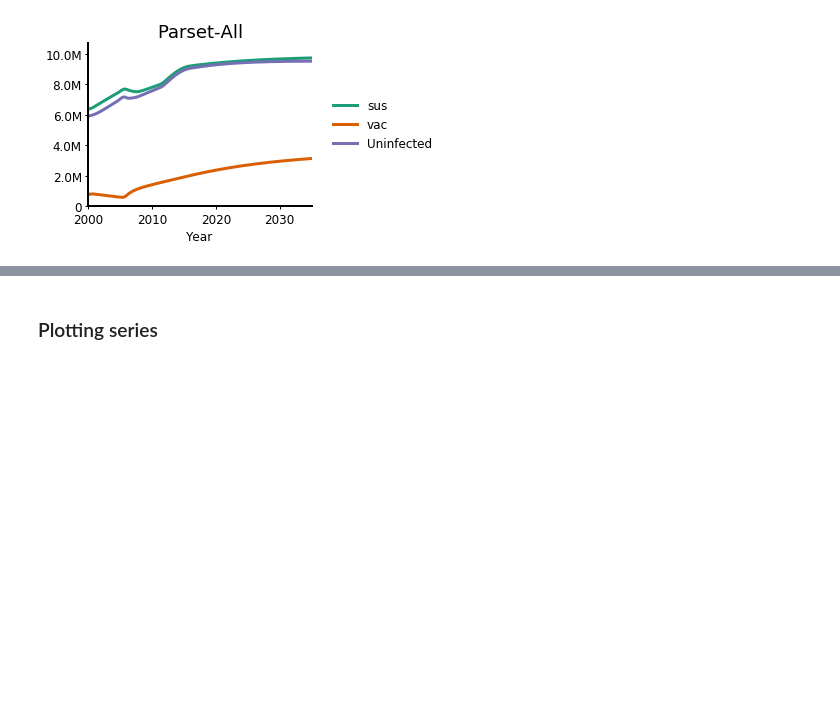
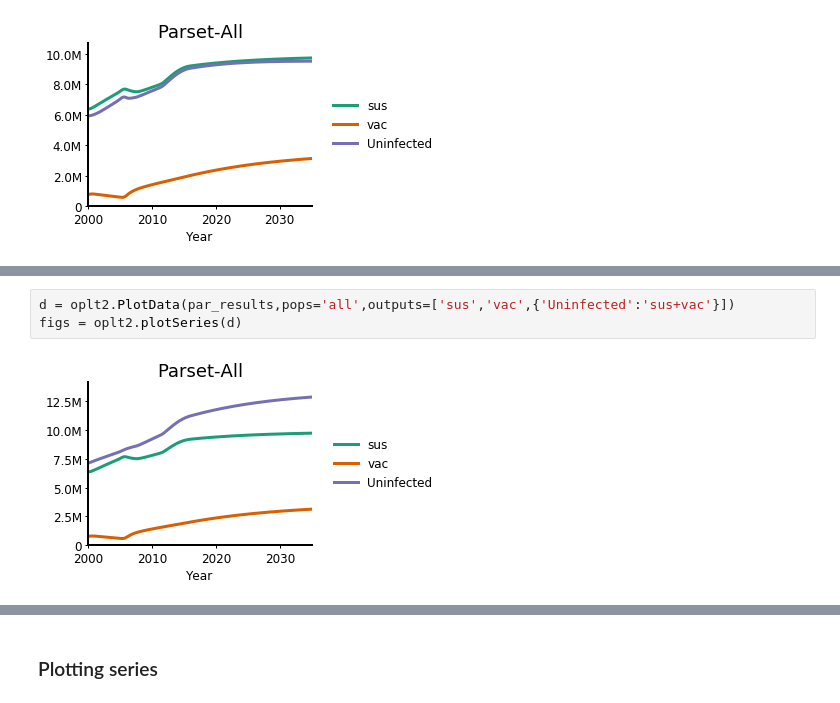
Before and after one commit to optimamodel/optima-tb, a Jupyter notebook: doc/plotting2.ipynb, the cells around one changed output, grey strips where cells are left out. Saved outputs shown, nothing was run; the diff lists cells and outputs as text; blank space fills up the shorter version.

```diff
--- a/doc/plotting2.ipynb
+++ b/doc/plotting2.ipynb
@@ -170,0 +175,5 @@ figs = oplt2.plotSeries(d)
+# %%
+d = oplt2.PlotData(par_results,pops='all',outputs=['sus','vac',{'Uninfected':'sus+vac'}])
+figs = oplt2.plotSeries(d)
+# %% [output]
+[figure, added]
```
Also changed, not shown: parts of 46 cells of this notebook, 2 other files.
